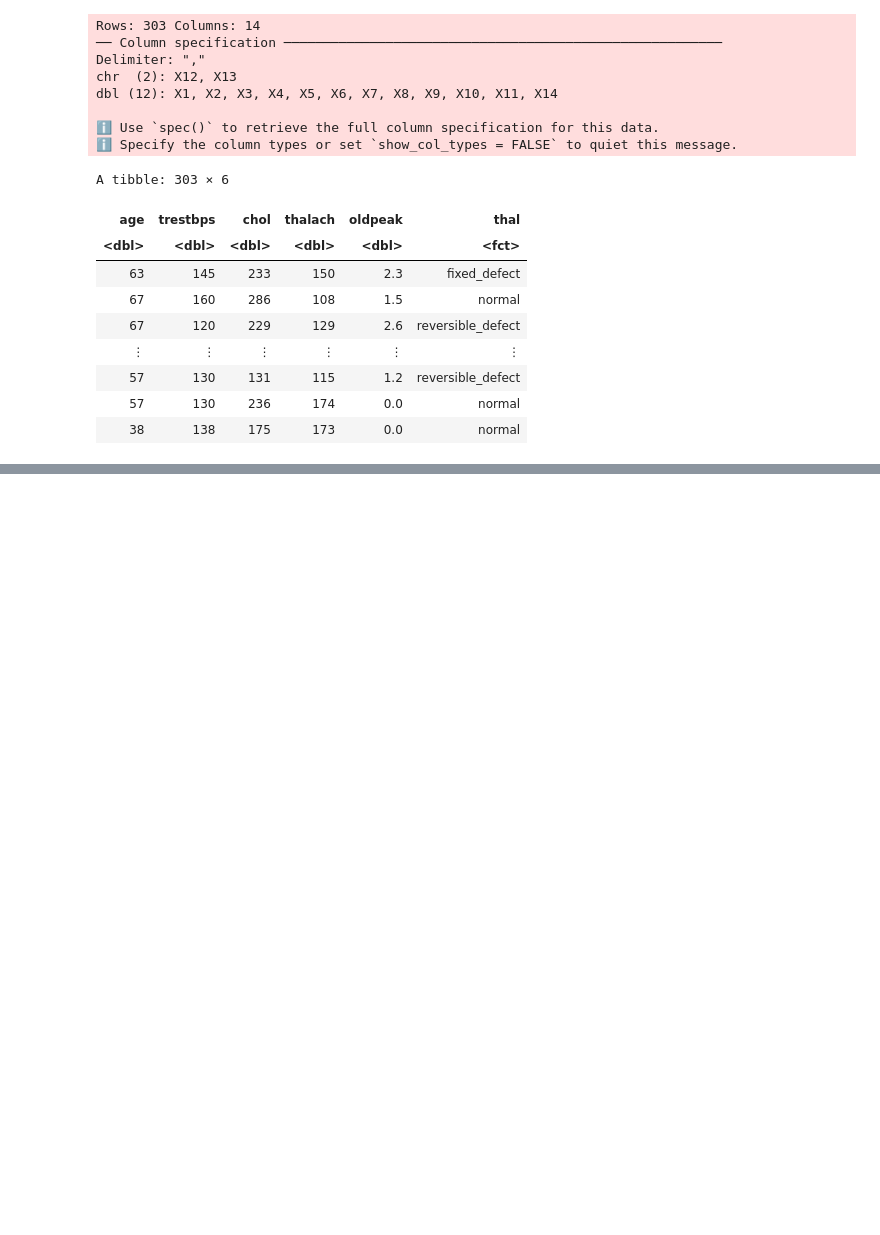
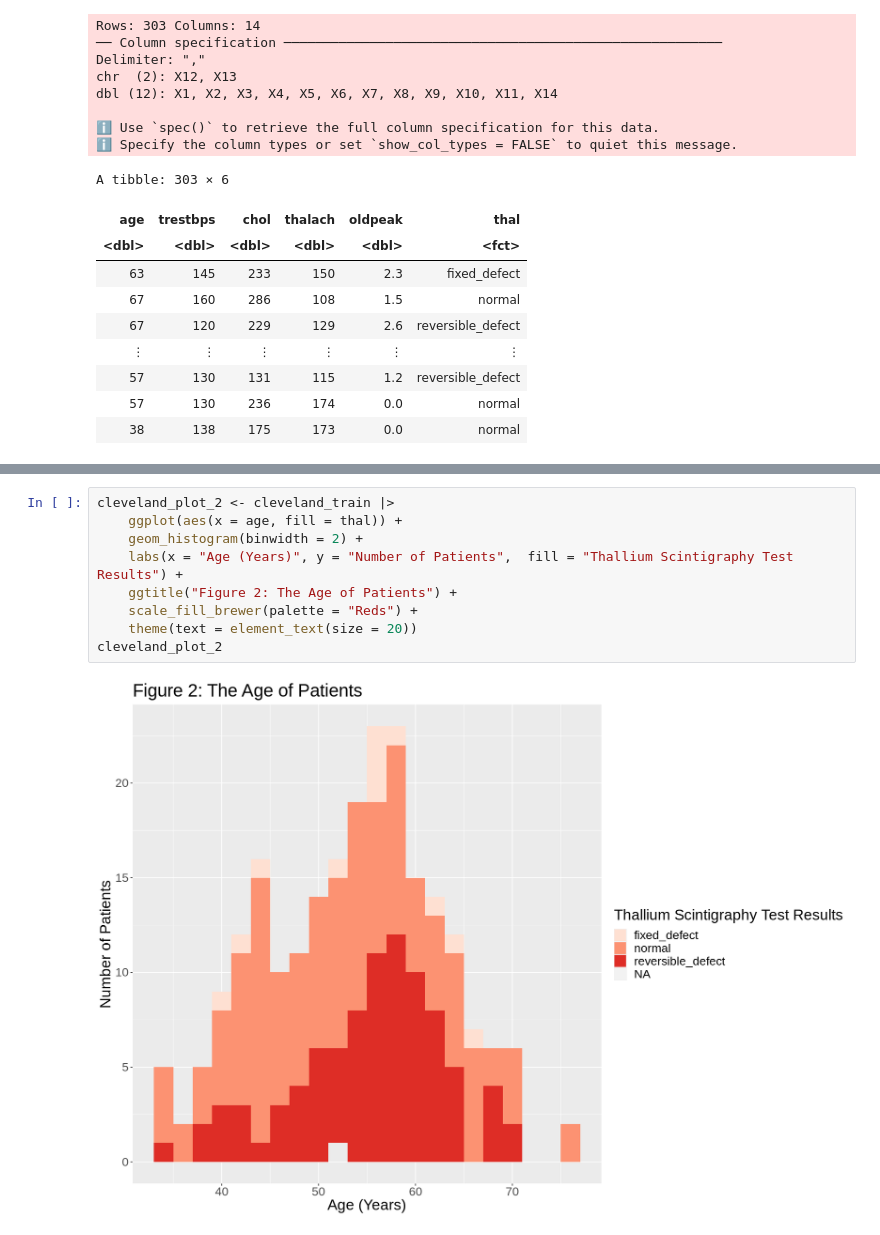
Before and after one commit to alanwake83/DSCI_group30_project, a Jupyter notebook: project_proposal.ipynb, the cells around one changed output, grey strips where cells are left out. Drawn from its saved outputs; the diff is of its cells as text; blank space fills up the shorter version.

```diff
--- a/project_proposal.ipynb
+++ b/project_proposal.ipynb
@@ -113,0 +155,11 @@ A tibble: 1 × 6
+# %%
+cleveland_plot_2 <- cleveland_train |>
+    ggplot(aes(x = age, fill = thal)) +
+    geom_histogram(binwidth = 2) +
+    labs(x = "Age (Years)", y = "Number of Patients",  fill = "Thallium Scintigraphy Test Results") +
+    ggtitle("Figure 2: The Age of Patients") +
+    scale_fill_brewer(palette = "Reds") +
+    theme(text = element_text(size = 20))
+cleveland_plot_2
+# %% [output]
+[figure, added]
```
Also changed, not shown: parts of 19 cells of this notebook.
